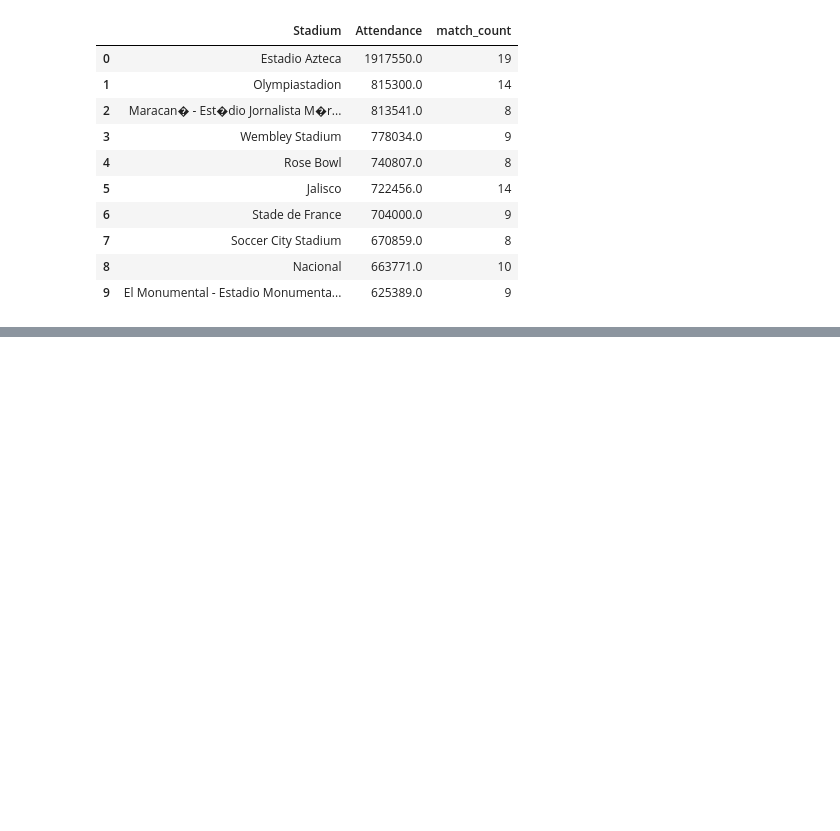
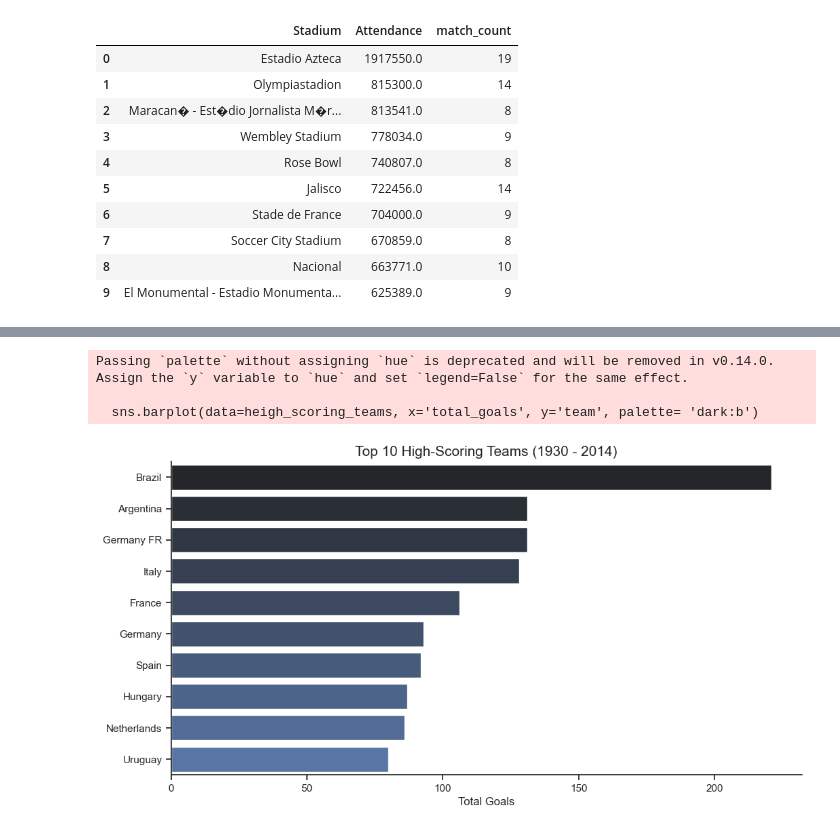
Before and after one commit to UsmanAhamed12/Data-Analyst-Intern-Project, a Jupyter notebook: FIFA WORLD CUP ANALYSIS PROJECT/NoteBooks/EDA_worldcupmatches.ipynb, the cells around one changed output, grey strips where cells are left out. Cells and saved outputs as stored; diff of their text form; code cells hidden in the pictures; blank space fills up the shorter version.

```diff
--- a/FIFA WORLD CUP ANALYSIS PROJECT/NoteBooks/EDA_worldcupmatches.ipynb
+++ b/FIFA WORLD CUP ANALYSIS PROJECT/NoteBooks/EDA_worldcupmatches.ipynb
@@ -150,0 +153,21 @@ popular_stadiums.head(10)
+# %%
+### home teams total goals
+home_goals = Data.groupby('Home Team Name')['Home Team Goals'].sum().reset_index()
+
+### away team total goals
+away_goals = Data.groupby('Away Team Name')['Away Team Goals'].sum().reset_index()
+
+# Rename columns for merging
+home_goals.rename(columns={'Home Team Name': 'team', 'Home Team Goals': 'total_goals'}, inplace=True)
+away_goals.rename(columns={'Away Team Name': 'team', 'Away Team Goals': 'total_goals'}, inplace=True)
+
+### concat home and away
+team_goals = pd.concat([home_goals,away_goals])
+
+### group by sum total goals by team name
+team_goals = team_goals.groupby('team')['total_goals'].sum().reset_index()
+
+# Sort teams by total goals in descending order
+heigh_scoring_teams = team_goals.sort_values(by= 'total_goals', ascending= False).head(10)
+
+heigh_scoring_teams
@@ -150,0 +186,18 @@ popular_stadiums.head(10)
+# %%
+
+# Set the size of the plot
+plt.figure(figsize=(12, 6))
+sns.set_theme(style='ticks')
+
+# Create a bar plot for the top high-scoring teams
+sns.barplot(data=heigh_scoring_teams, x='total_goals', y='team', palette= 'dark:b')
+sns.despine()
+plt.title('Top 10 High-Scoring Teams (1930 - 2014)', fontsize = 15)
+plt.xlabel('Total Goals')
+plt.ylabel('')
+plt.show()
+# %% [output]
+Passing `palette` without assigning `hue` is deprecated and will be removed in v0.14.0. Assign the `y` variable to `hue` and set `legend=False` for the same effect.
+
+  sns.barplot(data=heigh_scoring_teams, x='total_goals', y='team', palette= 'dark:b')
+[figure, added]
```
Also changed, not shown: parts of 4 cells of this notebook.
